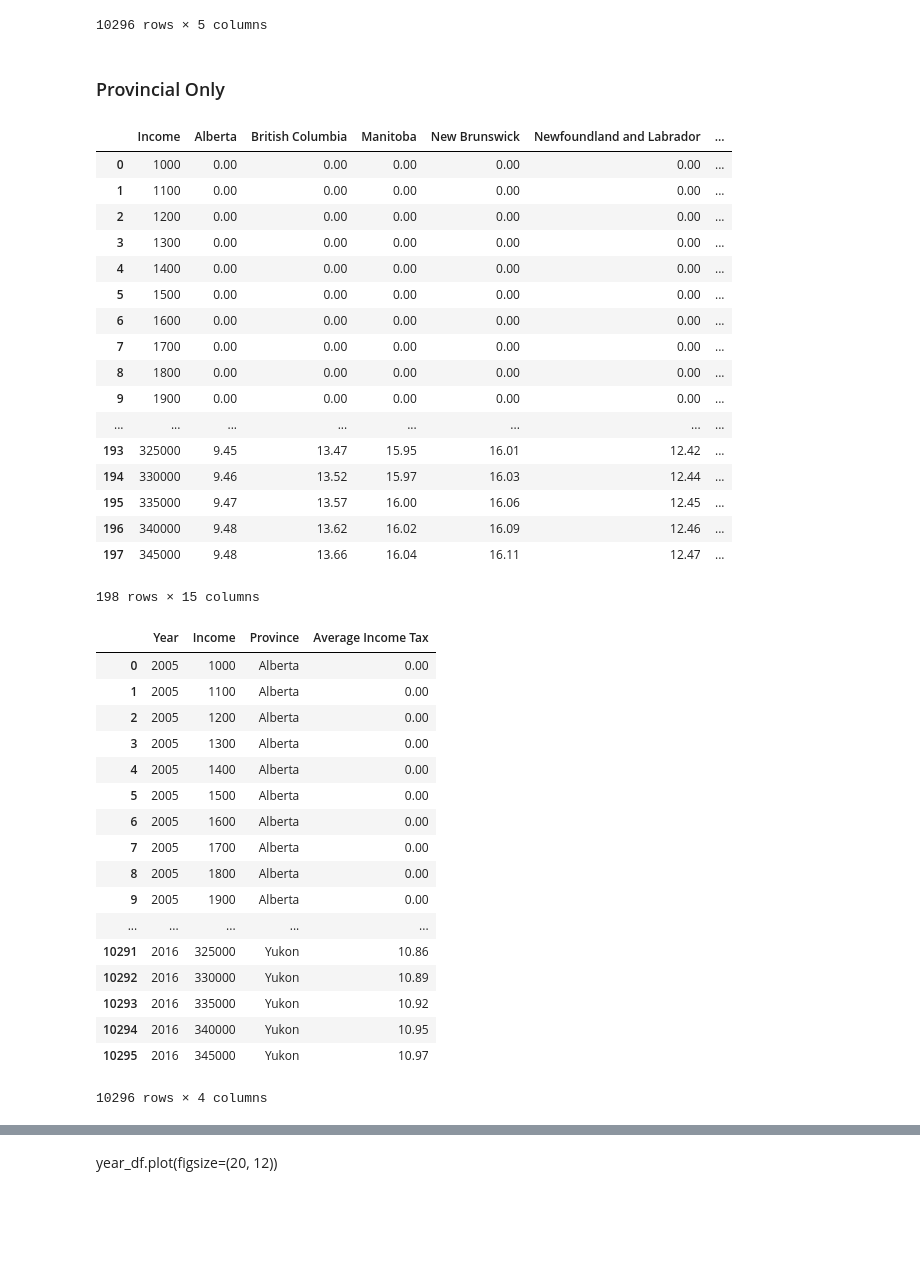
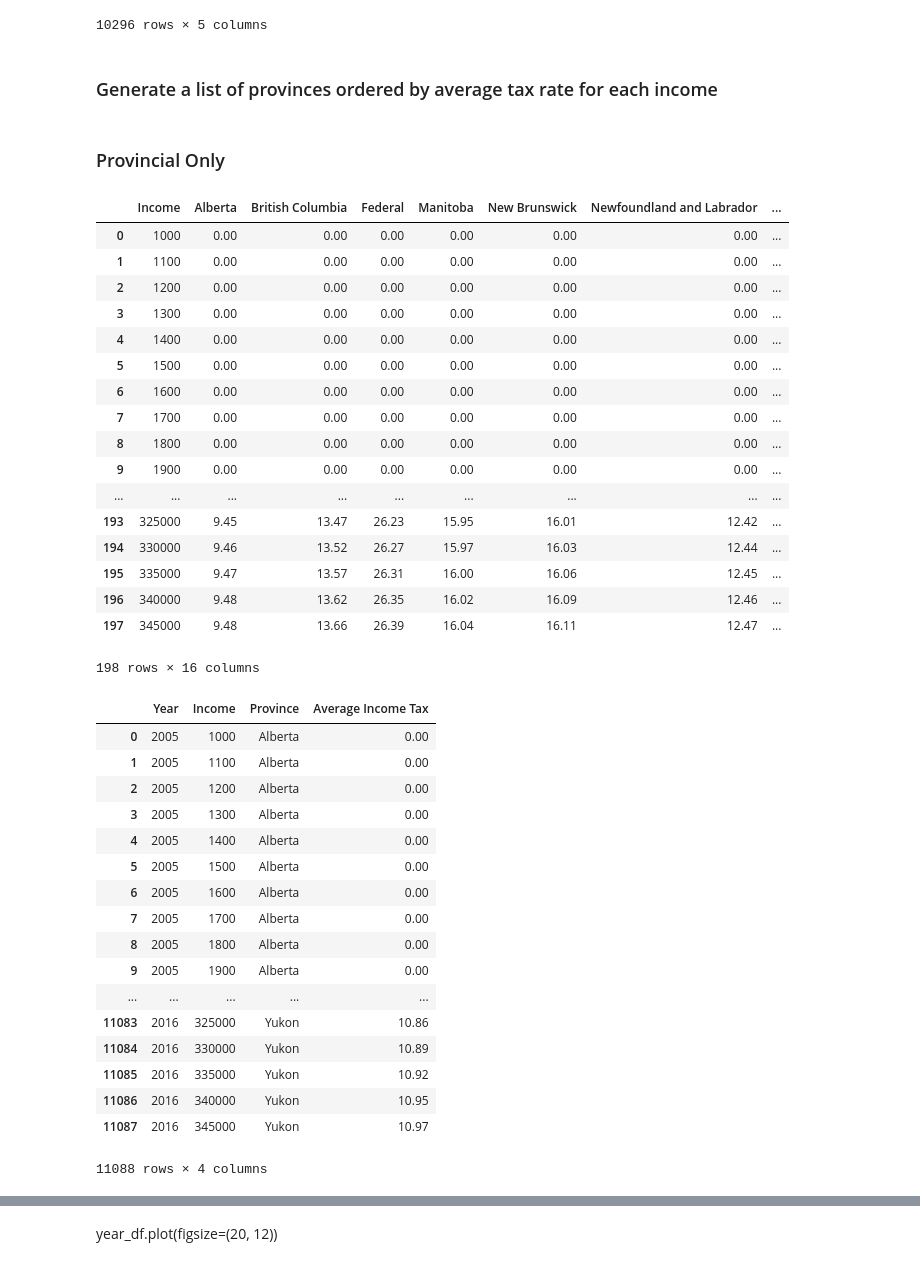
Before and after one commit to CitizensCode/CanadianIncomeTaxes, a Jupyter notebook: Canadian Tax Analysis.ipynb, the cells around one changed output, grey strips where cells are left out. Drawn from its saved outputs; the diff is of its cells as text; code cells hidden in the pictures; blank space fills up the shorter version.

Commit message:
Added province ranking

```diff
--- a/Canadian Tax Analysis.ipynb
+++ b/Canadian Tax Analysis.ipynb
@@ -350,55 +368,76 @@ merged_data_adjusted
 | 10294 | 2016 | 340000 | Yukon | 38.68 | 340000.000000 |
 | 10295 | 2016 | 345000 | Yukon | 38.78 | 345000.000000 |
 10296 rows × 5 columns
+# %% [markdown]
+### Generate a list of provinces ordered by average tax rate for each income
+# %%
+# Get just the 2016 data and incomes at least 10000, since the
+# rank before that is quite meaningless since they are almost all 0
+merged_data_2016 = merged_data[(merged_data["Year"] == "2016") & (merged_data["Income"] >= 10000)].copy()
+merged_data_2016["Rank At Income"] = 0
+# Grab the list of incomes for 2016 so that we can loop over them
+incomes = merged_data_2016["Income"].unique()
+# Generate a list of numbers that'll be used to rank each province
+one_to_13 = Series(range(1,14))
+
+for income in incomes:
+    # Get the rows from the dataframe that equal the income of interest
+    single_inc_df = merged_data_2016[merged_data_2016["Income"] == income]
+    # Sort those rows in ascending order
+    single_inc_df = single_inc_df.sort_values(by="Average Income Tax")
+    # Give them a new column and assign it the value of their rank
+    single_inc_df["Rank At Income"] = one_to_13.values
+    merged_data_2016.loc[merged_data_2016["Income"] == income,:] = single_inc_df
+
+merged_data_2016.to_csv("./MiscData/RankedProvinces.csv", index=False)
 # %% [markdown]
 ### Provincial Only
 # %%
 # Convert the results into an object that can be visualized
 # with each province representing a line, the income as the x-value
 # and the avg tax as the y-value
 def createYearDfProvOnly(year):
     year_prov_avgs = allData[year]
     year_dict = {}
     for prov, income_data in year_prov_avgs.iteritems():
         prov_dict = {}
         for income_record in income_data:
             income = income_record.keys()[0]
             avg_tax = income_record.values()[0]['avg_total']
             prov_dict[int(income)] = avg_tax
         prov_series = Series(prov_dict)
         year_dict[prov] = prov_series
     # Convert the dictionary to a dataframe
     year_df = pd.concat(year_dict, axis=1)
     # Drop the Federal column since we're only interested in combined rates
     # Assign the year to a column to use in a dimensional model later
     year_df["Year"] = year
-    # Subtract the Federal component from all of the columns
-    year_df.iloc[:,0:14] = year_df.iloc[:,0:14].subtract(year_df["Federal"], axis=0) # 1:15
+    # Subtract the Federal component from all of the columns, except Federal and year
+    year_df.iloc[:,[0,1,3,4,5,6,7,8,9,10,11,12,13]] = year_df.iloc[:,[0,1,3,4,5,6,7,8,9,10,11,12,13]].subtract(year_df["Federal"], axis=0) # 1:15
     # Get the income out of the index so that we can use it in a dimensional model later
     year_df = year_df.reset_index(level=0)
     year_df = year_df.rename(columns={"index": "Income"})
-    year_df = year_df.drop('Federal', axis=1)
     return year_df
 createYearDfProvOnly("2014")
 # %% [output]
-|  | Income | Alberta | British Columbia | Manitoba | New Brunswick | Newfoundland and Labrador | ... |
-| 0 | 1000 | 0.00 | 0.00 | 0.00 | 0.00 | 0.00 | ... |
-| 1 | 1100 | 0.00 | 0.00 | 0.00 | 0.00 | 0.00 | ... |
-| 2 | 1200 | 0.00 | 0.00 | 0.00 | 0.00 | 0.00 | ... |
-| 3 | 1300 | 0.00 | 0.00 | 0.00 | 0.00 | 0.00 | ... |
-| 4 | 1400 | 0.00 | 0.00 | 0.00 | 0.00 | 0.00 | ... |
-| 5 | 1500 | 0.00 | 0.00 | 0.00 | 0.00 | 0.00 | ... |
-| 6 | 1600 | 0.00 | 0.00 | 0.00 | 0.00 | 0.00 | ... |
-| 7 | 1700 | 0.00 | 0.00 | 0.00 | 0.00 | 0.00 | ... |
-| 8 | 1800 | 0.00 | 0.00 | 0.00 | 0.00 | 0.00 | ... |
-| 9 | 1900 | 0.00 | 0.00 | 0.00 | 0.00 | 0.00 | ... |
-| ... | ... | ... | ... | ... | ... | ... | ... |
-| 193 | 325000 | 9.45 | 13.47 | 15.95 | 16.01 | 12.42 | ... |
-| 194 | 330000 | 9.46 | 13.52 | 15.97 | 16.03 | 12.44 | ... |
-| 195 | 335000 | 9.47 | 13.57 | 16.00 | 16.06 | 12.45 | ... |
-| 196 | 340000 | 9.48 | 13.62 | 16.02 | 16.09 | 12.46 | ... |
-| 197 | 345000 | 9.48 | 13.66 | 16.04 | 16.11 | 12.47 | ... |
+|  | Income | Alberta | British Columbia | Federal | Manitoba | New Brunswick | Newfoundland and Labrador | ... |
+| 0 | 1000 | 0.00 | 0.00 | 0.00 | 0.00 | 0.00 | 0.00 | ... |
+| 1 | 1100 | 0.00 | 0.00 | 0.00 | 0.00 | 0.00 | 0.00 | ... |
+| 2 | 1200 | 0.00 | 0.00 | 0.00 | 0.00 | 0.00 | 0.00 | ... |
+| 3 | 1300 | 0.00 | 0.00 | 0.00 | 0.00 | 0.00 | 0.00 | ... |
+| 4 | 1400 | 0.00 | 0.00 | 0.00 | 0.00 | 0.00 | 0.00 | ... |
+| 5 | 1500 | 0.00 | 0.00 | 0.00 | 0.00 | 0.00 | 0.00 | ... |
+| 6 | 1600 | 0.00 | 0.00 | 0.00 | 0.00 | 0.00 | 0.00 | ... |
+| 7 | 1700 | 0.00 | 0.00 | 0.00 | 0.00 | 0.00 | 0.00 | ... |
+| 8 | 1800 | 0.00 | 0.00 | 0.00 | 0.00 | 0.00 | 0.00 | ... |
+| 9 | 1900 | 0.00 | 0.00 | 0.00 | 0.00 | 0.00 | 0.00 | ... |
+| ... | ... | ... | ... | ... | ... | ... | ... | ... |
+| 193 | 325000 | 9.45 | 13.47 | 26.23 | 15.95 | 16.01 | 12.42 | ... |
+| 194 | 330000 | 9.46 | 13.52 | 26.27 | 15.97 | 16.03 | 12.44 | ... |
+| 195 | 335000 | 9.47 | 13.57 | 26.31 | 16.00 | 16.06 | 12.45 | ... |
+| 196 | 340000 | 9.48 | 13.62 | 26.35 | 16.02 | 16.09 | 12.46 | ... |
+| 197 | 345000 | 9.48 | 13.66 | 26.39 | 16.04 | 16.11 | 12.47 | ... |
-198 rows × 15 columns
+198 rows × 16 columns
 # %%
 years = ["2005", "2014", "2015", "2016"]
 array_of_dfs = []
@@ -422,12 +461,12 @@ merged_data
 | 8 | 2005 | 1800 | Alberta | 0.00 |
 | 9 | 2005 | 1900 | Alberta | 0.00 |
 | ... | ... | ... | ... | ... |
-| 10291 | 2016 | 325000 | Yukon | 10.86 |
-| 10292 | 2016 | 330000 | Yukon | 10.89 |
-| 10293 | 2016 | 335000 | Yukon | 10.92 |
-| 10294 | 2016 | 340000 | Yukon | 10.95 |
-| 10295 | 2016 | 345000 | Yukon | 10.97 |
+| 11083 | 2016 | 325000 | Yukon | 10.86 |
+| 11084 | 2016 | 330000 | Yukon | 10.89 |
+| 11085 | 2016 | 335000 | Yukon | 10.92 |
+| 11086 | 2016 | 340000 | Yukon | 10.95 |
+| 11087 | 2016 | 345000 | Yukon | 10.97 |
-10296 rows × 4 columns
+11088 rows × 4 columns
 # %%
 bracket = {"2016": 45282, "2015": 44701, "2014": 43953, "2005": 35595}
 merged_data_adjusted = merged_data.copy()
```
Also changed, not shown: parts of 2 cells of this notebook, 3 other files.
